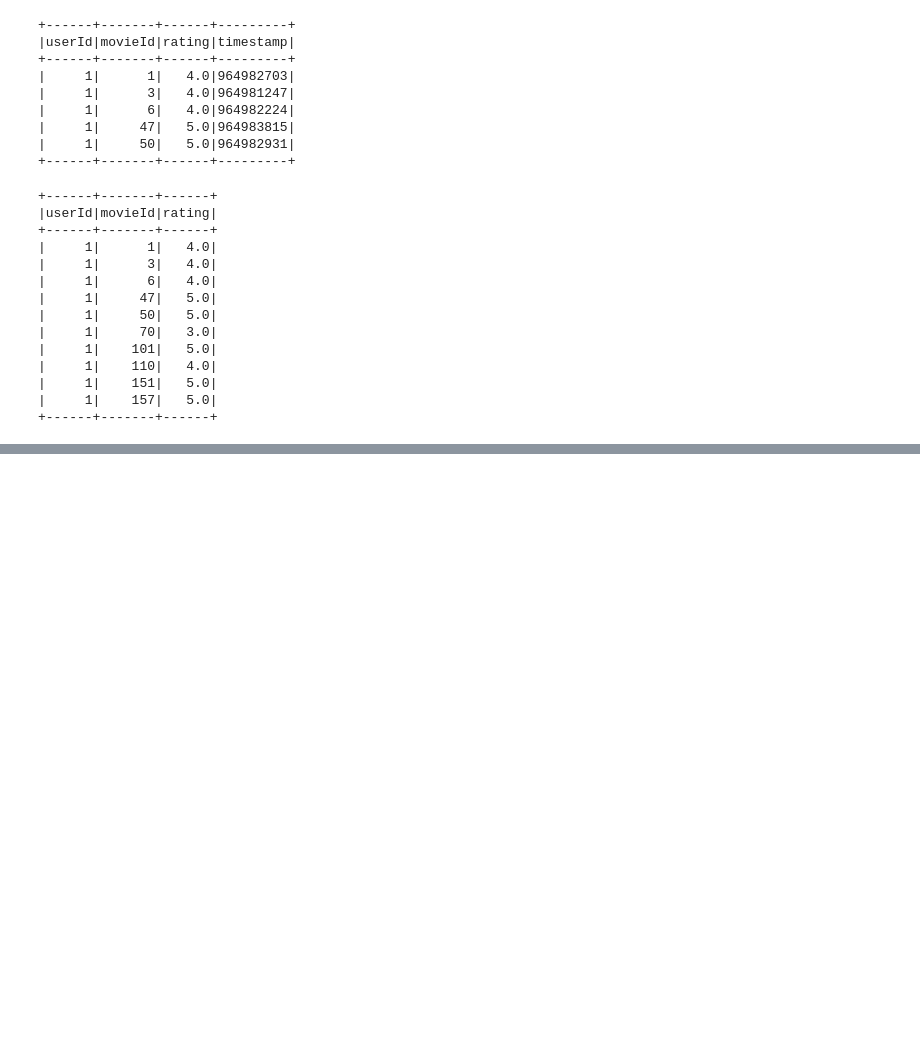
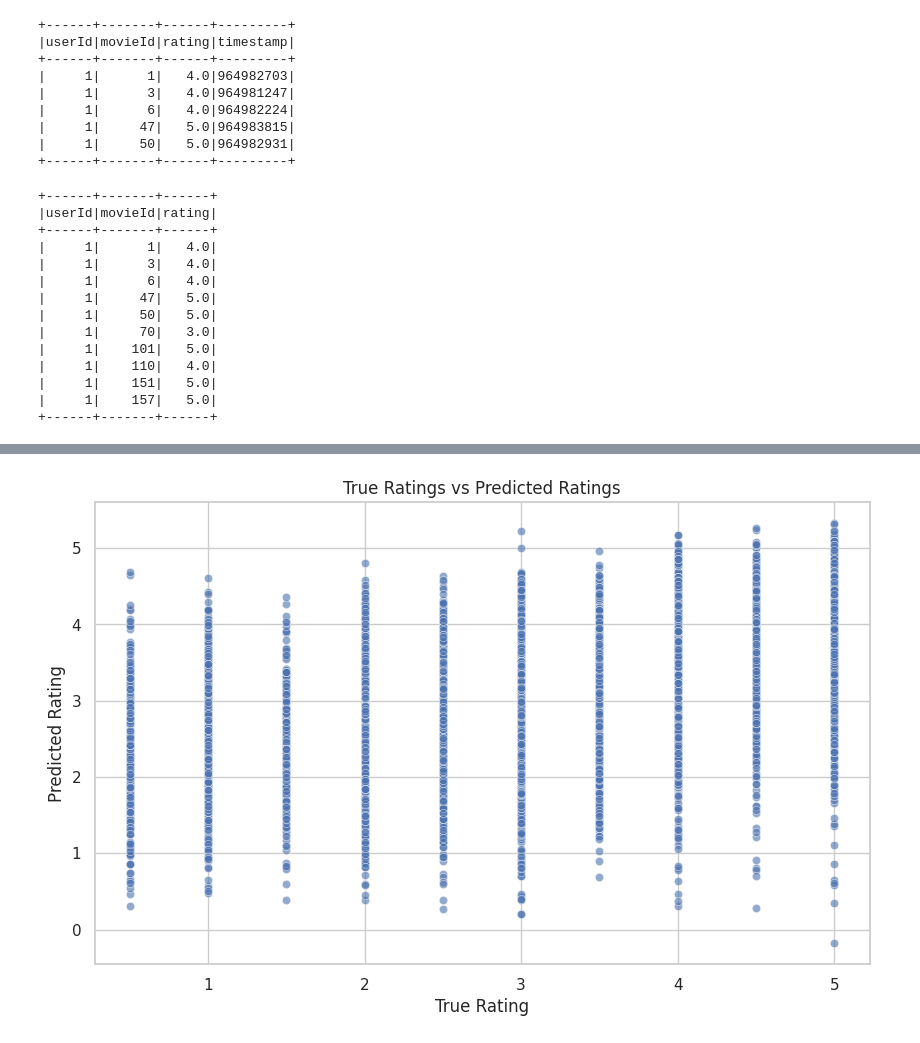
Before and after one commit to Nebbur-Rubben/big_data_final_project, a Jupyter notebook: movieLens.ipynb, the cells around one changed output, grey strips where cells are left out. Drawn from its saved outputs; the diff is of its cells as text; code cells hidden in the pictures; blank space fills up the shorter version.

```diff
--- a/movieLens.ipynb
+++ b/movieLens.ipynb
@@ -347,0 +491,18 @@ spark.sql("SELECT * FROM user_recs limit 10").show()
+# %%
+#movie re
+predictions_df = predictions.toPandas()
+
+
+plt.figure(figsize=(10, 6))
+sns.scatterplot(x='rating', y='prediction', data=predictions_df, alpha=0.6)
+plt.title('True Ratings vs Predicted Ratings')
+plt.xlabel('True Rating')
+plt.ylabel('Predicted Rating')
+plt.show()
+
+
+
+all_user_recommendations = model.recommendForAllUsers(10)
+all_user_recommendations_df = all_user_recommendations.toPandas()
+# %% [output]
+[figure, added]
```
Also changed, not shown: parts of 13 cells of this notebook.
